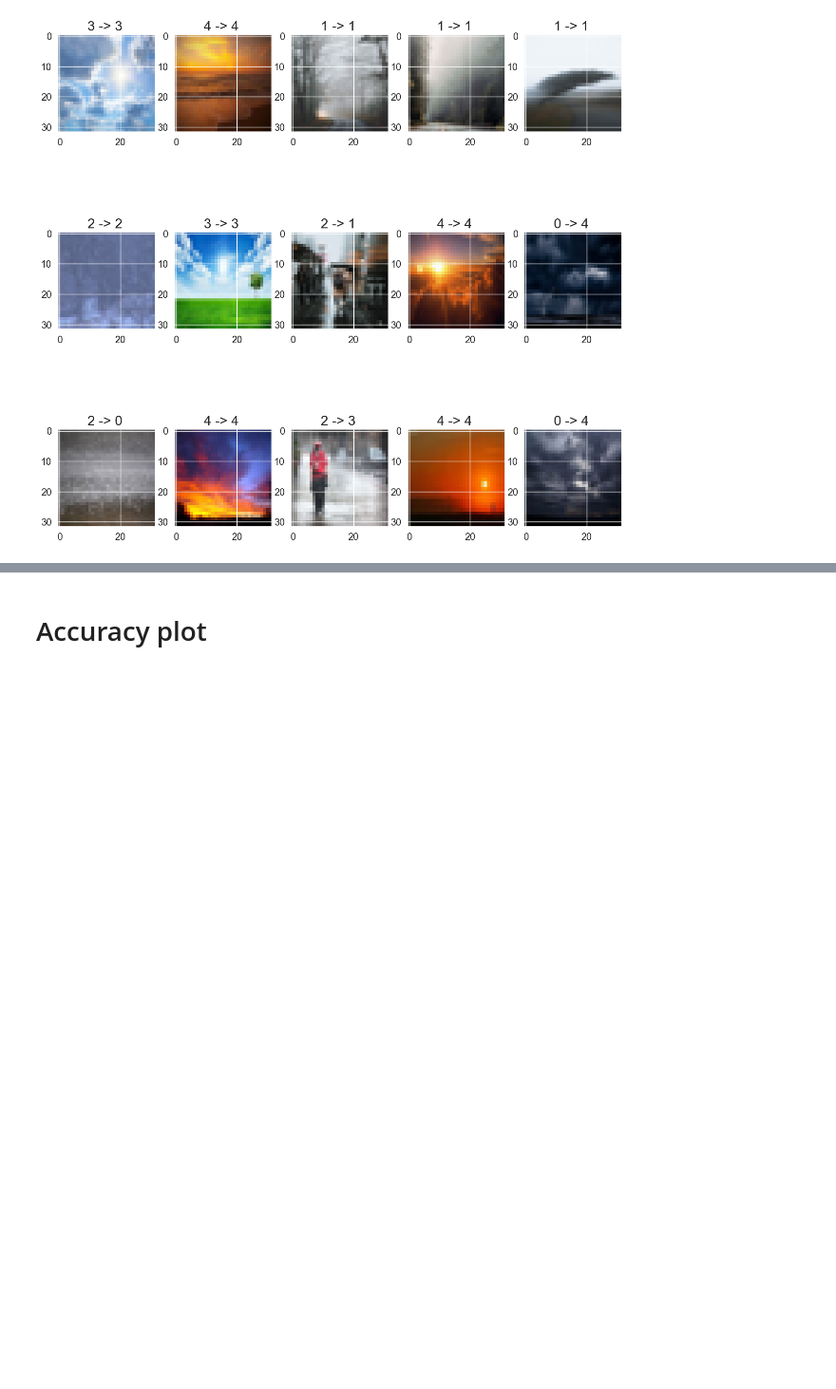
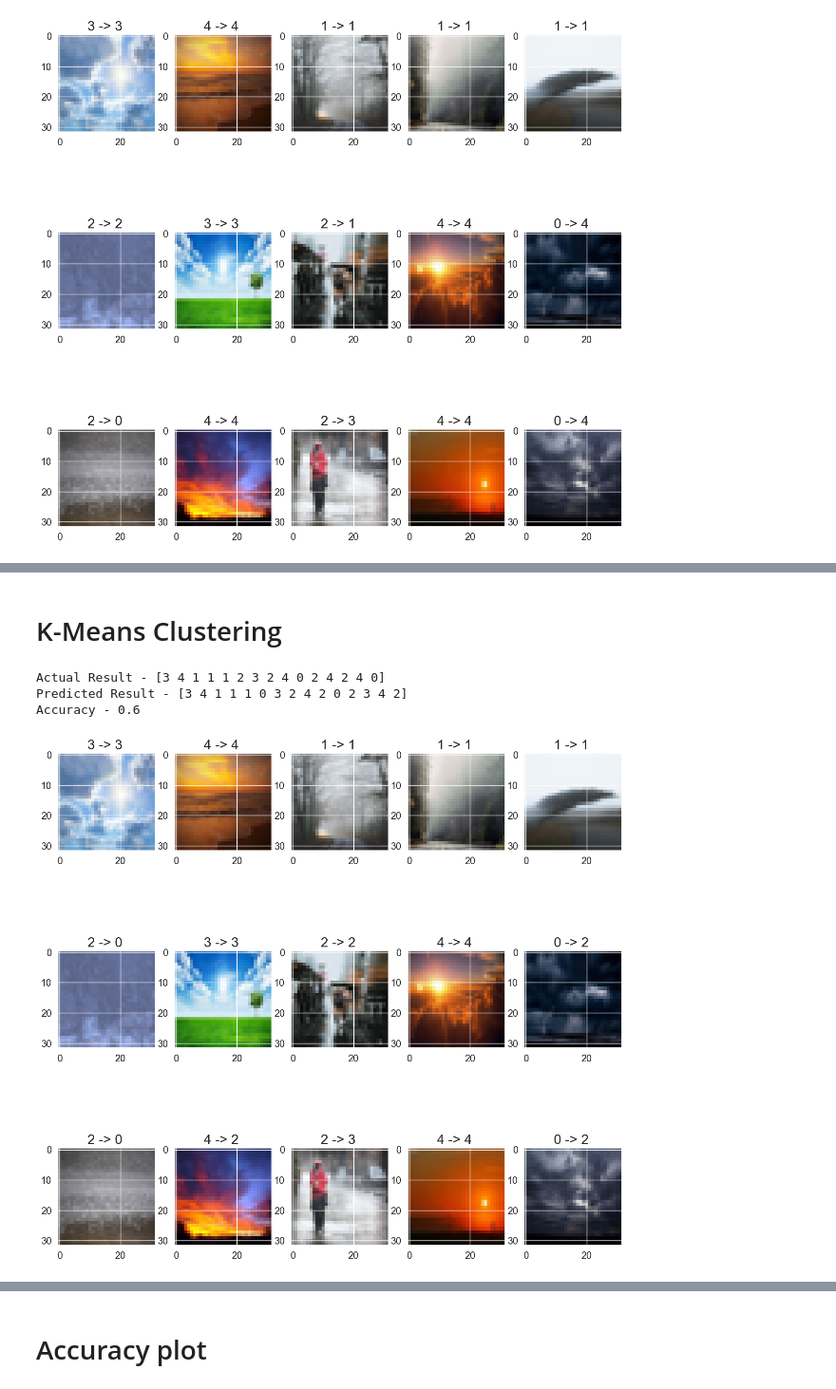
Before and after one commit to ShivangModi/WeatherClassIdentification, a Jupyter notebook: weather_class_identification.ipynb, the cells around one changed output, grey strips where cells are left out. Shown at 95% size. Saved outputs shown, nothing was run; the diff lists cells and outputs as text; code cells hidden in the pictures; blank space fills up the shorter version.

Commit message:
added KNN, K-Means, Perceptron

```diff
--- a/weather_class_identification.ipynb
+++ b/weather_class_identification.ipynb
@@ -481,0 +518,2 @@ for index, (image, actual, pred) in enumerate(zip(test_x, test_y, nb.predict(tes
+# %% [markdown]
+# K-Means Clustering
@@ -481,0 +523,19 @@ for index, (image, actual, pred) in enumerate(zip(test_x, test_y, nb.predict(tes
+# %%
+kmean = KMeans(n_clusters=5)
+kmean.fit(train_x)
+print("Actual Result -", test_y)
+print("Predicted Result -", kmean.predict(test_x))
+print("Accuracy -", accuracy_score(kmean.predict(test_x), test_y))
+# %% [output]
+Actual Result - [3 4 1 1 1 2 3 2 4 0 2 4 2 4 0]
+Predicted Result - [3 4 1 1 1 0 3 2 4 2 0 2 3 4 2]
+Accuracy - 0.6
+# %%
+plt.figure(figsize = (15, 15))
+for index, (image, actual, pred) in enumerate(zip(test_x, test_y, kmean.predict(test_x))):
+    plt.subplot(3, 5, index+1)
+    plt.imshow(np.reshape(image, (32, 32, 3)))
+    plt.title('%d -> %d ' % (actual, pred), fontsize=20)
+    plt.plot
+# %% [output]
+[figure, added]
```
Also changed, not shown: parts of 16 cells of this notebook.
